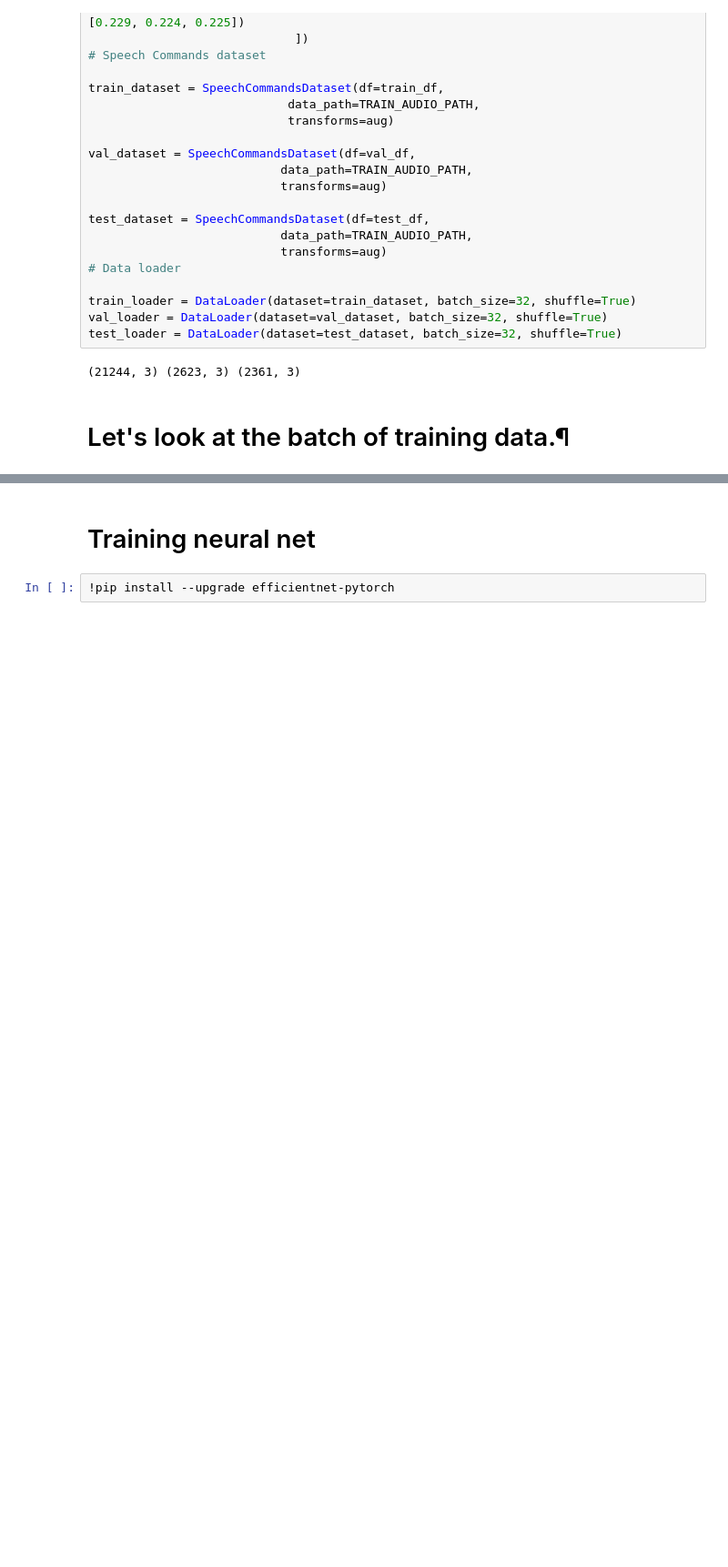
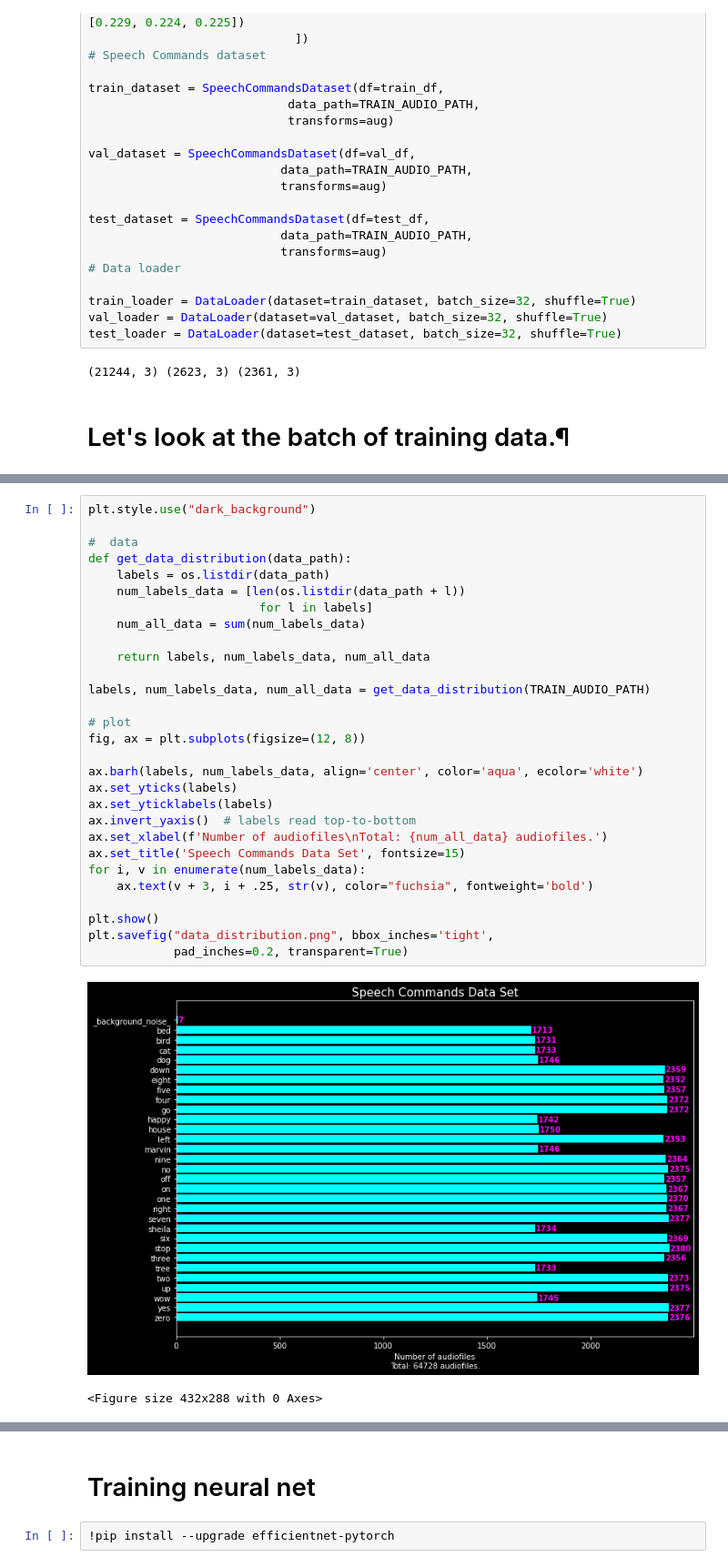
Before and after one commit to aryasoni98/TSRC_IIITD_Task_1, a Jupyter notebook: TSRC_2/TSRC_2.ipynb, the cells around one changed output, grey strips where cells are left out. Shown at 91% size. Drawn from its saved outputs; the diff is of its cells as text; blank space fills up the shorter version.

```diff
--- a/TSRC_2/TSRC_2.ipynb
+++ b/TSRC_2/TSRC_2.ipynb
@@ -258,0 +272,32 @@ torch.Size([32, 3, 256, 256]) torch.Size([32])
+# %%
+plt.style.use("dark_background")
+
+#  data
+def get_data_distribution(data_path):
+    labels = os.listdir(data_path)
+    num_labels_data = [len(os.listdir(data_path + l))
+                        for l in labels]
+    num_all_data = sum(num_labels_data)
+
+    return labels, num_labels_data, num_all_data
+
+labels, num_labels_data, num_all_data = get_data_distribution(TRAIN_AUDIO_PATH)
+
+# plot
+fig, ax = plt.subplots(figsize=(12, 8))
+
+ax.barh(labels, num_labels_data, align='center', color='aqua', ecolor='white')
+ax.set_yticks(labels)
+ax.set_yticklabels(labels)
+ax.invert_yaxis()  # labels read top-to-bottom
+ax.set_xlabel(f'Number of audiofiles\nTotal: {num_all_data} audiofiles.')
+ax.set_title('Speech Commands Data Set', fontsize=15)
+for i, v in enumerate(num_labels_data):
+    ax.text(v + 3, i + .25, str(v), color="fuchsia", fontweight='bold')
+
+plt.show()
+plt.savefig("data_distribution.png", bbox_inches='tight',
+            pad_inches=0.2, transparent=True)
+# %% [output]
+[figure, added]
+<Figure size 432x288 with 0 Axes>
```
Also changed, not shown: parts of 14 cells of this notebook.
